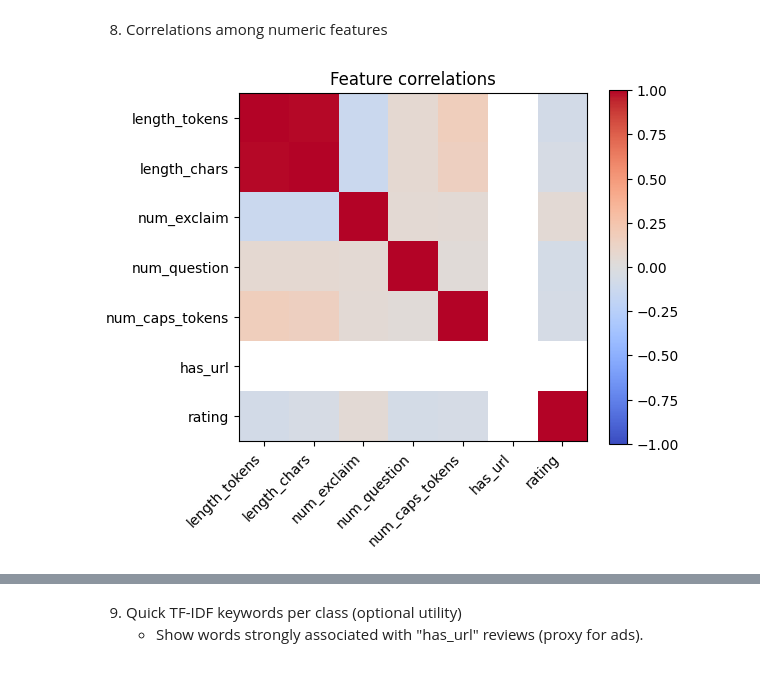
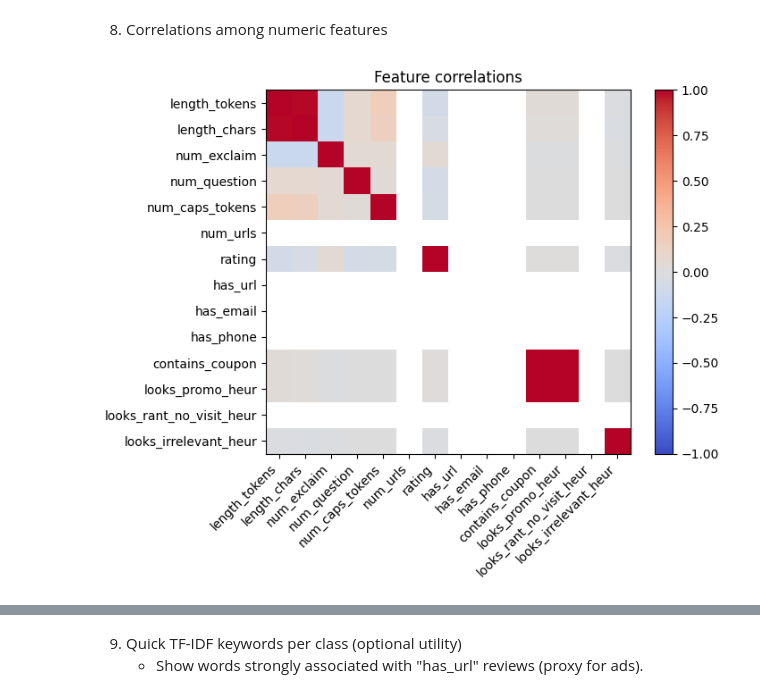
Before and after one commit to popova-mariia/tiktok-techjam-2025, a Jupyter notebook: notebooks/01_eda.ipynb, the cells around one changed output, grey strips where cells are left out. Drawn from its saved outputs; the diff is of its cells as text; code cells hidden in the pictures.

```diff
--- a/notebooks/01_eda.ipynb
+++ b/notebooks/01_eda.ipynb
@@ -305,16 +365,23 @@ High-rating unigrams:
 # %% [markdown]
 8) Correlations among numeric features
 # %%
-num_cols = ["length_tokens","length_chars","num_exclaim","num_question","num_caps_tokens","has_url","rating"]
+num_cols = [
+    "length_tokens","length_chars","num_exclaim","num_question","num_caps_tokens",
+    "num_urls","rating",
+    "has_url","has_email","has_phone","contains_coupon"
+]
+for extra in ["looks_promo_heur","looks_rant_no_visit_heur","looks_irrelevant_heur"]:
+    if extra in df.columns: num_cols.append(extra)
+
 corr = df[num_cols].astype(float).corr()
-plt.figure(figsize=(6,5))
+plt.figure(figsize=(7.5,6))
 plt.imshow(corr, cmap="coolwarm", vmin=-1, vmax=1)
 plt.colorbar()
 plt.xticks(range(len(num_cols)), num_cols, rotation=45, ha="right")
 plt.yticks(range(len(num_cols)), num_cols)
 plt.title("Feature correlations")
 plt.tight_layout()
 plt.show()
 corr.round(2)
 # %% [output]
-[figure, old version]
+[figure, new version]
```
Also changed, not shown: parts of 10 cells of this notebook, 1 other file.
